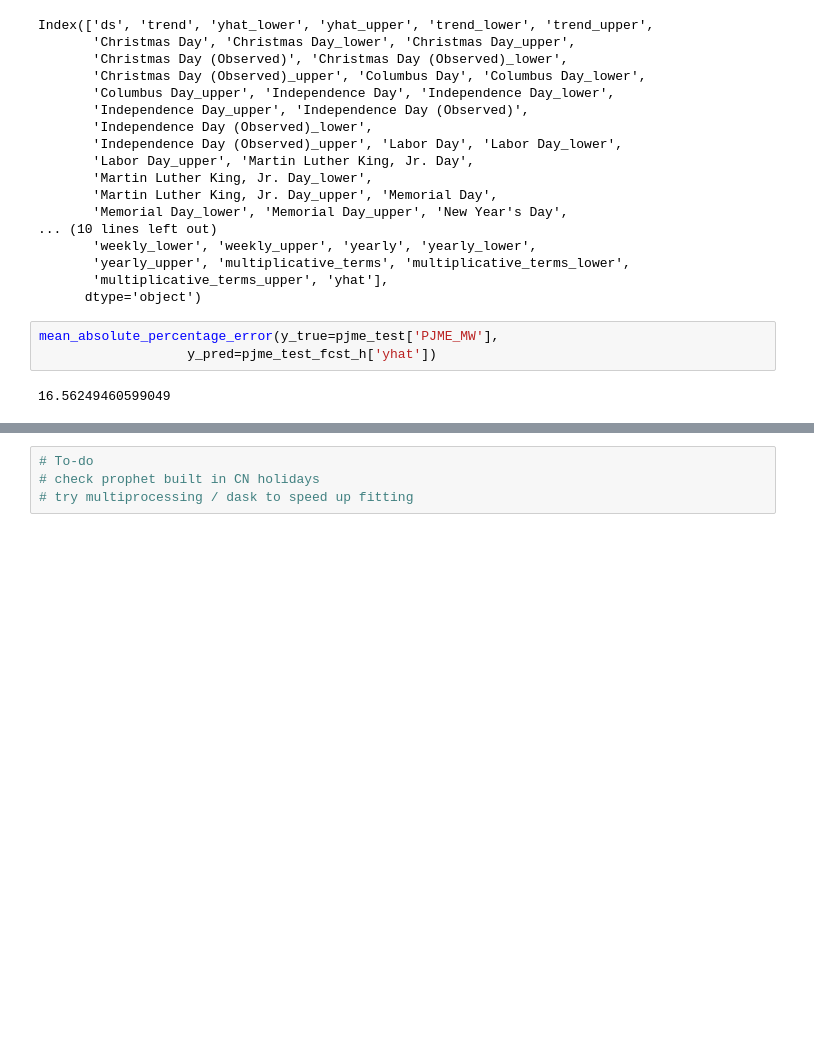
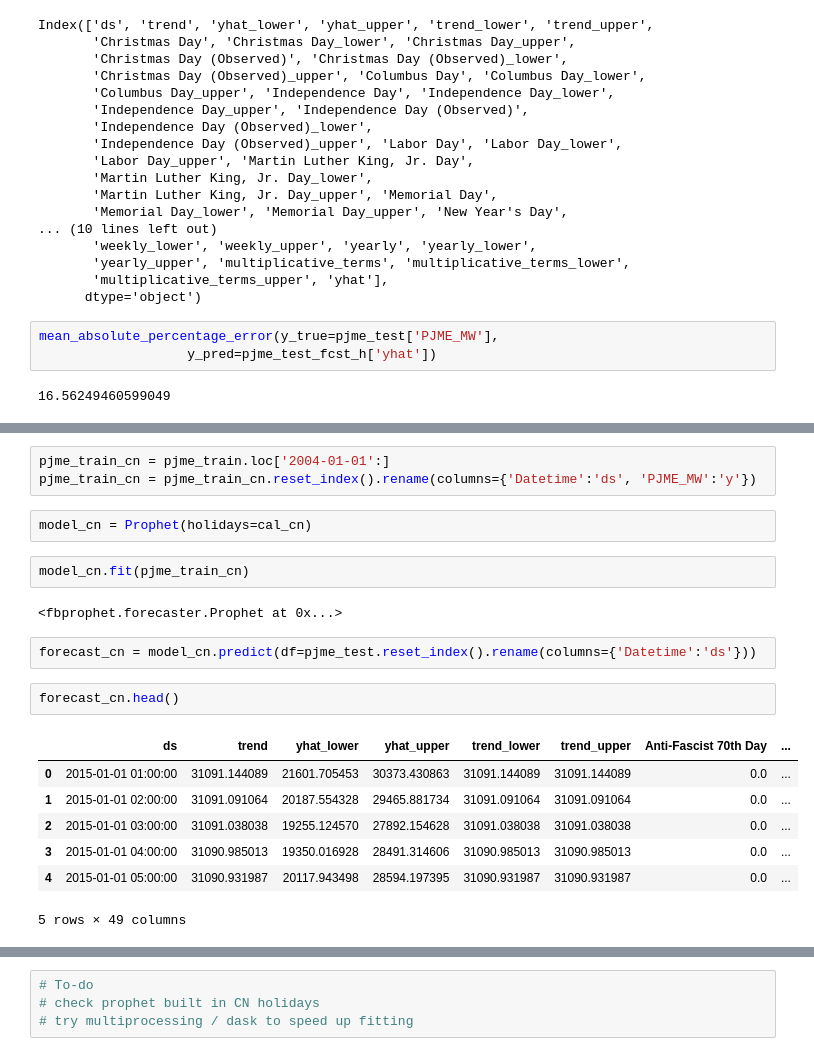
Before and after one commit to jasonchanhku/competition_prep, a Jupyter notebook: notebook/fbprophet.ipynb, the cells around one changed output, grey strips where cells are left out. Drawn from its saved outputs; the diff is of its cells as text; blank space fills up the shorter version.

```diff
--- a/notebook/fbprophet.ipynb
+++ b/notebook/fbprophet.ipynb
@@ -240,0 +421,21 @@ mean_absolute_percentage_error(y_true=pjme_test['PJME_MW'],
+# %%
+pjme_train_cn = pjme_train.loc['2004-01-01':]
+pjme_train_cn = pjme_train_cn.reset_index().rename(columns={'Datetime':'ds', 'PJME_MW':'y'})
+# %%
+model_cn = Prophet(holidays=cal_cn)
+# %%
+model_cn.fit(pjme_train_cn)
+# %% [output]
+<fbprophet.forecaster.Prophet at 0x...>
+# %%
+forecast_cn = model_cn.predict(df=pjme_test.reset_index().rename(columns={'Datetime':'ds'}))
+# %%
+forecast_cn.head()
+# %% [output]
+|  | ds | trend | yhat_lower | yhat_upper | trend_lower | trend_upper | Anti-Fascist 70th Day | ... |
+| 0 | 2015-01-01 01:00:00 | 31091.144089 | 21601.705453 | 30373.430863 | 31091.144089 | 31091.144089 | 0.0 | ... |
+| 1 | 2015-01-01 02:00:00 | 31091.091064 | 20187.554328 | 29465.881734 | 31091.091064 | 31091.091064 | 0.0 | ... |
+| 2 | 2015-01-01 03:00:00 | 31091.038038 | 19255.124570 | 27892.154628 | 31091.038038 | 31091.038038 | 0.0 | ... |
+| 3 | 2015-01-01 04:00:00 | 31090.985013 | 19350.016928 | 28491.314606 | 31090.985013 | 31090.985013 | 0.0 | ... |
+| 4 | 2015-01-01 05:00:00 | 31090.931987 | 20117.943498 | 28594.197395 | 31090.931987 | 31090.931987 | 0.0 | ... |
+5 rows × 49 columns
```
Also changed, not shown: parts of 30 cells of this notebook.
